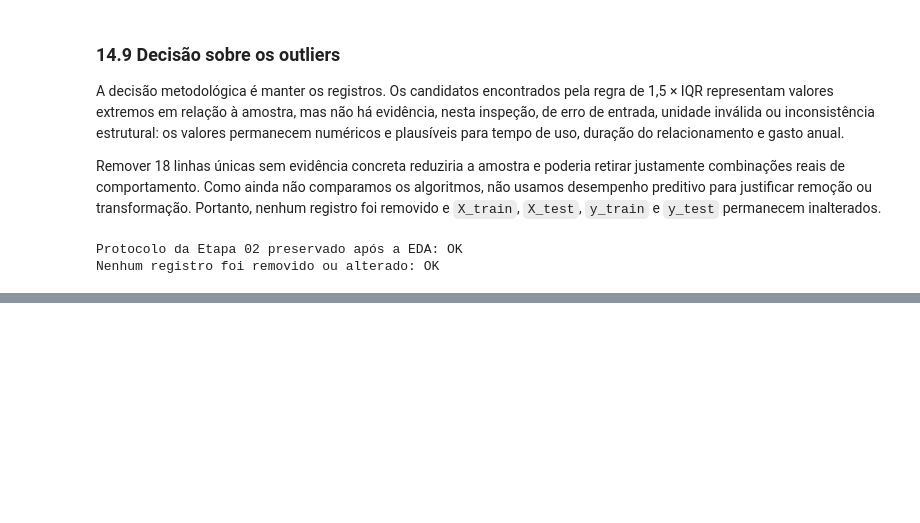
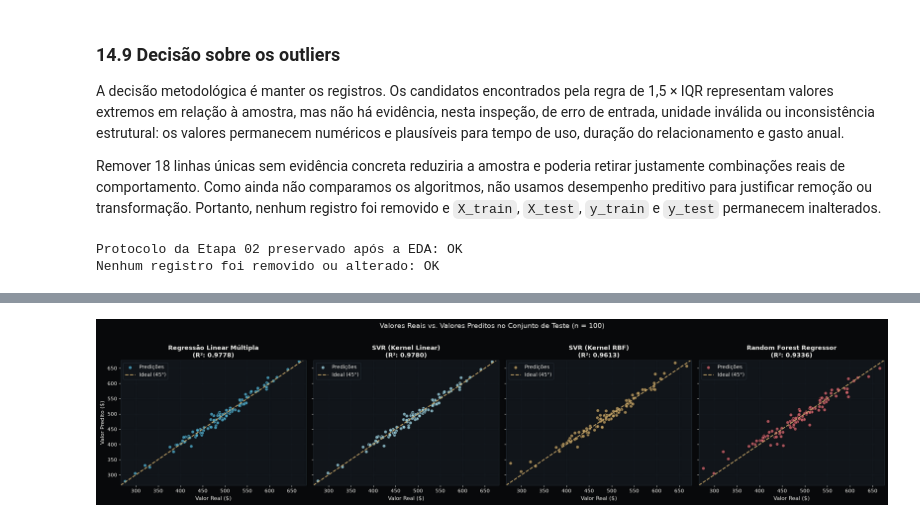
Before and after one commit to GabrielNito/desafio-do-oraculo-preditivo, a Jupyter notebook: notebooks/ecommerce_customers.ipynb, the cells around one changed output, grey strips where cells are left out. Cells and saved outputs as stored; diff of their text form; code cells hidden in the pictures; blank space fills up the shorter version.

```diff
--- a/notebooks/ecommerce_customers.ipynb
+++ b/notebooks/ecommerce_customers.ipynb
@@ -895,0 +815,17 @@ print(
+# %%
+# Ajuste preliminar da RLM no treino para inspeção dos coeficientes
+pipe_rlm = modelos_pipelines['Regressão Linear Múltipla']
+pipe_rlm.fit(X_train, y_train)
+
+reg_linear = pipe_rlm.named_steps['regressor']
+scaler_linear = pipe_rlm.named_steps['scaler']
+
+tabela_coeficientes = pd.DataFrame({
+    'Feature': colunas_features,
+    'Coeficiente Padronizado': reg_linear.coef_,
+    'Desvio Padrão Treino': scaler_linear.scale_,
+    'Impacto por Unidade Real ($)': reg_linear.coef_ / scaler_linear.scale_
+}).sort_values(by='Coeficiente Padronizado', ascending=False).reset_index(drop=True)
+
+print(f"Intercepto (Gasto médio esperado com features na média): ${reg_linear.intercept_:.2f}\n")
+display(tabela_coeficientes.round(4))
@@ -895,0 +985,41 @@ print(
+# %%
+fig, axes = plt.subplots(1, 4, figsize=(22, 5), sharey=True)
+fig.patch.set_facecolor('#08090B')
+
+modelos_plot = [
+    'Regressão Linear Múltipla',
+    'SVR (Kernel Linear)',
+    'SVR (Kernel RBF)',
+    'Random Forest Regressor'
+]
+cores_plot = ['#55B7D9', '#A4DCEC', '#C9A86A', '#E06C75']
+
+for ax, nome, cor in zip(axes, modelos_plot, cores_plot):
+    ax.set_facecolor('#11151A')
+    y_pred = predicoes_teste[nome]
+    r2_val = r2_score(y_test, y_pred)
+
+    ax.scatter(y_test, y_pred, alpha=0.75, color=cor, edgecolors='#08090B', s=45, label='Predições')
+
+    # Linha Ideal de 45 graus (Gabarito Zero Erro)
+    lim_inf = min(y_test.min(), y_pred.min()) - 10
+    lim_sup = max(y_test.max(), y_pred.max()) + 10
+    ax.plot([lim_inf, lim_sup], [lim_inf, lim_sup], color='#C9A86A', linestyle='--', lw=1.8, label='Ideal (45°)')
+
+    ax.set_title(f"{nome}\n(R²: {r2_val:.4f})", fontsize=12, fontweight='bold', color='#F1F1EE')
+    ax.set_xlabel('Valor Real ($)', fontsize=11, color='#F1F1EE')
+    ax.set_xlim(lim_inf, lim_sup)
+    ax.set_ylim(lim_inf, lim_sup)
+    ax.tick_params(colors='#F1F1EE')
+    ax.legend(facecolor='#11151A', edgecolor='#27313A', labelcolor='#F1F1EE', loc='upper left')
+    ax.grid(True, color='#27313A', linestyle=':', alpha=0.7)
+    for spine in ax.spines.values():
+        spine.set_color('#27313A')
+
+axes[0].set_ylabel('Valor Predito ($)', fontsize=11, color='#F1F1EE')
+plt.suptitle('Valores Reais vs. Valores Preditos no Conjunto de Teste (n = 100)', fontsize=14, color='#F1F1EE', y=1.02)
+fig.tight_layout()
+fig.savefig(diretorio_figuras / 'model-real-vs-pred.png', dpi=180, facecolor=fig.get_facecolor())
+plt.show()
+# %% [output]
+[figure, added]
```
Also changed, not shown: parts of 28 cells of this notebook, 5 other files.
